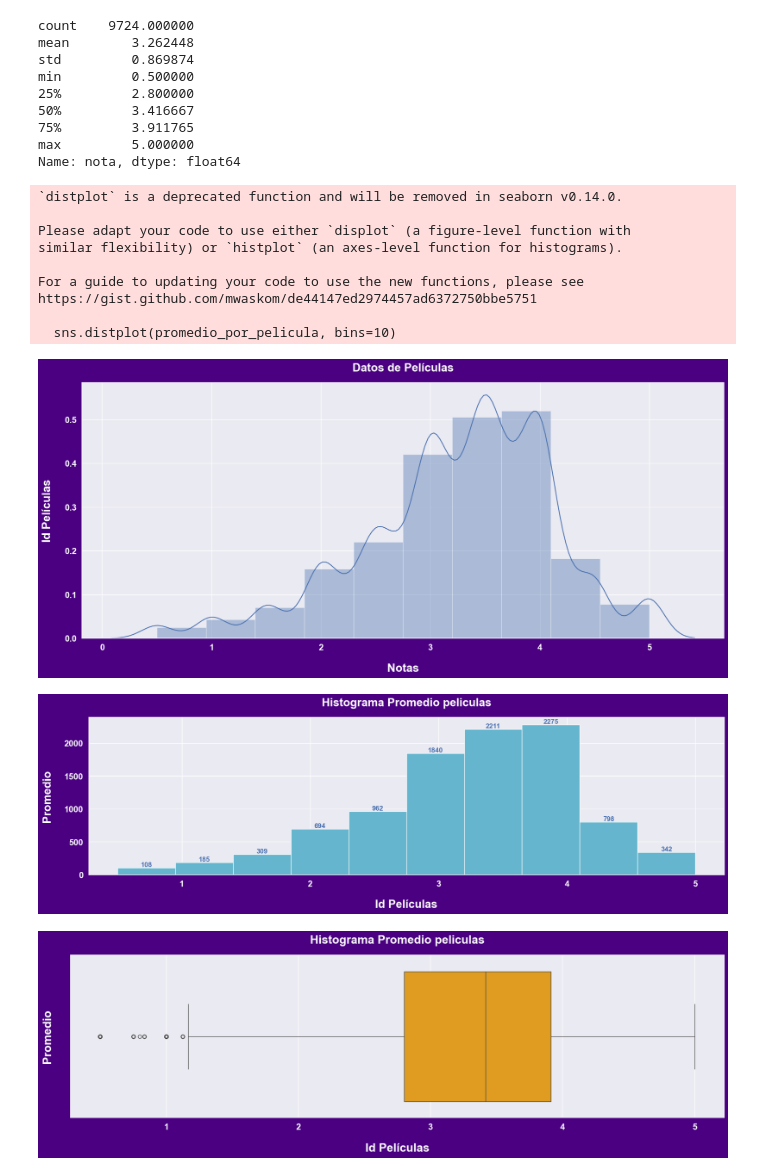
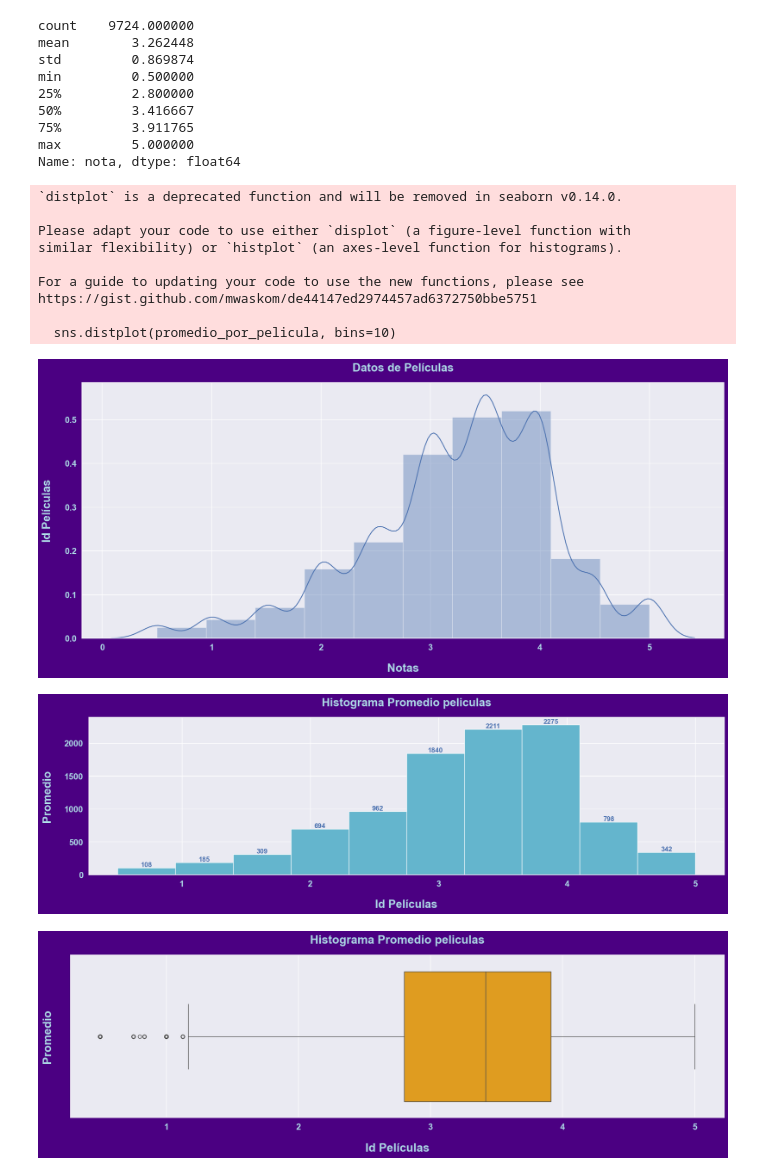
Before and after one commit to Wanves/PythonDataScience, a Jupyter notebook: Introducción_a_Data_Science Aula0/Untitled-1.ipynb, the cells around one changed output. Drawn from its saved outputs; the diff is of its cells as text; code cells hidden in the pictures.

```diff
--- a/Introducción_a_Data_Science Aula0/Untitled-1.ipynb
+++ b/Introducción_a_Data_Science Aula0/Untitled-1.ipynb
@@ -415,11 +415,11 @@ def promedio_pelicula_displot():
     sns.set(style="darkgrid")
     plt.figure(figsize=(20,8), facecolor='indigo')
     sns.distplot(promedio_por_pelicula, bins=10)
-    plt.title('Datos de Películas',color='w', size=20, fontweight='bold',pad=20)
-    plt.xlabel('Notas',color='w', size=20, fontweight='bold',labelpad=20)
-    plt.ylabel('Id Películas',color='w', size=20, fontweight='bold',labelpad=20)
-    plt.xticks(color='w', size=15, fontweight='bold')
-    plt.yticks(color='w', size=15, fontweight='bold')
+    plt.title('Datos de Películas',color='lightblue', size=20, fontweight='bold',pad=20)
+    plt.xlabel('Notas',color='lightblue', size=20, fontweight='bold',labelpad=20)
+    plt.ylabel('Id Películas',color='lightblue', size=20, fontweight='bold',labelpad=20)
+    plt.xticks(color='lightblue', size=15, fontweight='bold')
+    plt.yticks(color='lightblue', size=15, fontweight='bold')
     plt.show()
 promedio_pelicula_displot()
 # %% [output]
@@ -432,35 +432,35 @@ For a guide to updating your code to use the new functions, please see
 https://gist.github.com/mwaskom/de44147ed2974457ad6372750bbe5751
 
   sns.distplot(promedio_por_pelicula, bins=10)
-[figure, old version]
+[figure, new version]
 # %%
 def promedio_pelicula_hist():
     sns.set(style="darkgrid")
     plt.figure(figsize=(20,5), facecolor='indigo')
     plt.hist(promedio_por_pelicula, color='c')
     n, bins, patches = plt.hist(promedio_por_pelicula, color='c', alpha=0.7)
     for i in range(len(bins)-1):
         plt.text(bins[i] + (bins[i+1]-bins[i])/2, n[i], f'{int(n[i])}', ha='center', va='bottom', fontsize=12, color='b', fontweight='bold')
-    plt.title('Histograma Promedio peliculas',color='w', size=20, fontweight='bold',pad=20)
-    plt.xlabel('Id Películas',color='w', size=20, fontweight='bold',labelpad=20)
-    plt.ylabel('Promedio',color='w', size=20, fontweight='bold',labelpad=20)
-    plt.xticks(color='w', size=15, fontweight='bold')
-    plt.yticks(color='w', size=15, fontweight='bold')
+    plt.title('Histograma Promedio peliculas',color='lightblue', size=20, fontweight='bold',pad=20)
+    plt.xlabel('Id Películas',color='lightblue', size=20, fontweight='bold',labelpad=20)
+    plt.ylabel('Promedio',color='lightblue', size=20, fontweight='bold',labelpad=20)
+    plt.xticks(color='lightblue', size=15, fontweight='bold')
+    plt.yticks(color='lightblue', size=15, fontweight='bold')
     plt.show()
 promedio_pelicula_hist()
 # %% [output]
-[figure, old version]
+[figure, new version]
 # %%
 def promedio_pelicula_hist():
     sns.set(style="darkgrid")
     plt.figure(figsize=(20,5), facecolor='indigo')
     sns.boxplot(x=promedio_por_pelicula, color='orange')
-    plt.title('Histograma Promedio peliculas',color='w', size=20, fontweight='bold',pad=20)
-    plt.xlabel('Id Películas',color='w', size=20, fontweight='bold',labelpad=20)
-    plt.ylabel('Promedio',color='w', size=20, fontweight='bold',labelpad=20)
-    plt.xticks(color='w', size=15, fontweight='bold')
-    plt.yticks(color='w', size=15, fontweight='bold')
+    plt.title('Histograma Promedio peliculas',color='lightblue', size=20, fontweight='bold',pad=20)
+    plt.xlabel('Id Películas',color='lightblue', size=20, fontweight='bold',labelpad=20)
+    plt.ylabel('Promedio',color='lightblue', size=20, fontweight='bold',labelpad=20)
+    plt.xticks(color='lightblue', size=15, fontweight='bold')
+    plt.yticks(color='lightblue', size=15, fontweight='bold')
     plt.show()
 promedio_pelicula_hist()
 # %% [output]
-[figure, old version]
+[figure, new version]
```
Also changed, not shown: parts of 68 cells of this notebook.
